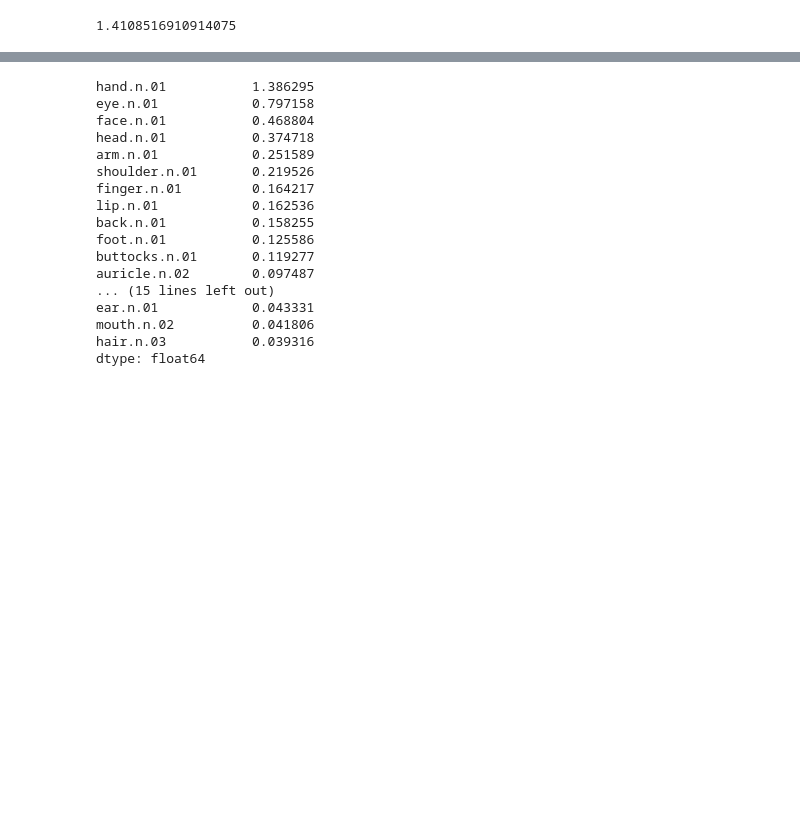
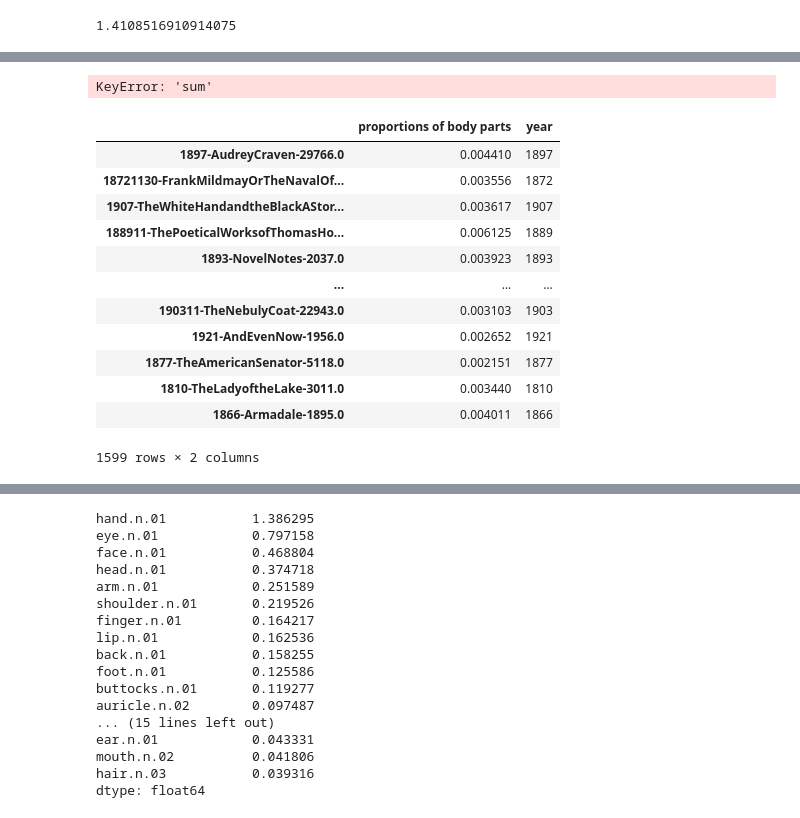
Before and after one commit to JonathanReeve/count-objects, a Jupyter notebook: analyze-body.ipynb, the cells around one changed output, grey strips where cells are left out. Cells and saved outputs as stored; diff of their text form; code cells hidden in the pictures; blank space fills up the shorter version.

```diff
--- a/analyze-body.ipynb
+++ b/analyze-body.ipynb
@@ -78,0 +126,4 @@ other.sum()
+# %%
+del proportions['sum']
+# %% [output]
+KeyError: 'sum'
@@ -78,0 +136,16 @@ other.sum()
+# %%
+sums
+# %% [output]
+|  | proportions of body parts | year |
+| 1897-AudreyCraven-29766.0 | 0.004410 | 1897 |
+| 18721130-FrankMildmayOrTheNavalOf... | 0.003556 | 1872 |
+| 1907-TheWhiteHandandtheBlackAStor... | 0.003617 | 1907 |
+| 188911-ThePoeticalWorksofThomasHo... | 0.006125 | 1889 |
+| 1893-NovelNotes-2037.0 | 0.003923 | 1893 |
+| ... | ... | ... |
+| 190311-TheNebulyCoat-22943.0 | 0.003103 | 1903 |
+| 1921-AndEvenNow-1956.0 | 0.002652 | 1921 |
+| 1877-TheAmericanSenator-5118.0 | 0.002151 | 1877 |
+| 1810-TheLadyoftheLake-3011.0 | 0.003440 | 1810 |
+| 1866-Armadale-1895.0 | 0.004011 | 1866 |
+1599 rows × 2 columns
```
Also changed, not shown: parts of 15 cells of this notebook, 2 other files.
